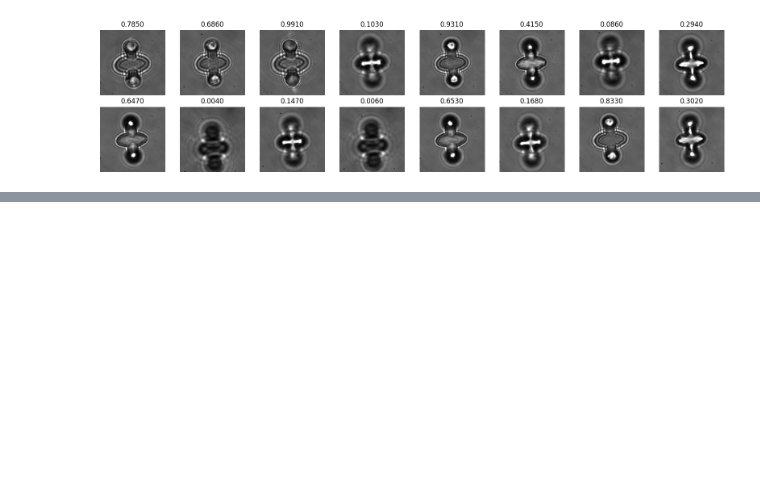
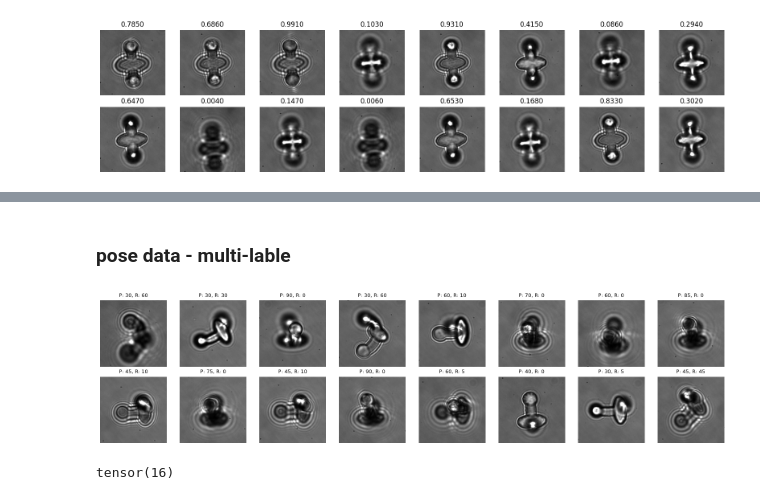
Before and after one commit to chihuangliu/microrobot-dl, a Jupyter notebook: 2025_dataset.ipynb, the cells around one changed output, grey strips where cells are left out. Drawn from its saved outputs; the diff is of its cells as text; code cells hidden in the pictures; blank space fills up the shorter version.

Commit message:
add multi-label mode for dataset 2025

```diff
--- a/2025_dataset.ipynb
+++ b/2025_dataset.ipynb
@@ -83,0 +88,42 @@ for images, labels in pose_dataloader:
+# %% [markdown]
+### pose data - multi-lable
+# %%
+pose_multilabel_dataset = ImageDataset2025(
+    mode="pose", transform=transform_gray, multi_label=True
+)
+
+pose_multilabel_dataloader = DataLoader(
+    pose_multilabel_dataset, batch_size=16, shuffle=True
+)
+
+for images, labels in pose_multilabel_dataloader:
+    # unnormalize (Normalize was mean=0.5, std=0.5)
+    imgs = images * 0.5 + 0.5
+    imgs = imgs.clamp(0, 1).cpu()
+    B = imgs.shape[0]
+
+    cols = min(8, B)
+    rows = (B + cols - 1) // cols
+    plt.figure(figsize=(cols * 2, rows * 2))
+
+    for i in range(B):
+        ax = plt.subplot(rows, cols, i + 1)
+        img = imgs[i].squeeze(0).numpy()  # grayscale
+        ax.imshow(img, cmap="gray")
+
+        lbl_idx_p, label_idx_r = labels[i, 0].item(), labels[i, 1].item()
+        lbl_str_p = pose_multilabel_dataset.idx_to_label_p[lbl_idx_p]
+        lbl_str_r = pose_multilabel_dataset.idx_to_label_r[label_idx_r]
+
+        ax.set_title(f"P: {lbl_str_p}, R: {lbl_str_r}", fontsize=9)
+        ax.axis("off")
+
+    plt.tight_layout()
+    plt.show()
+    break
+# %% [output]
+[figure, added]
+# %%
+labels[i, 0]
+# %% [output]
+tensor(16)
```
Also changed, not shown: parts of 3 cells of this notebook, 1 other file.
